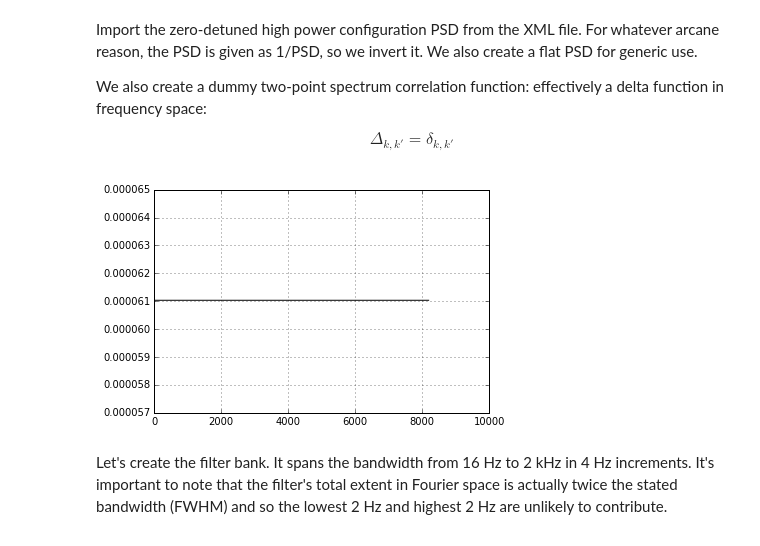
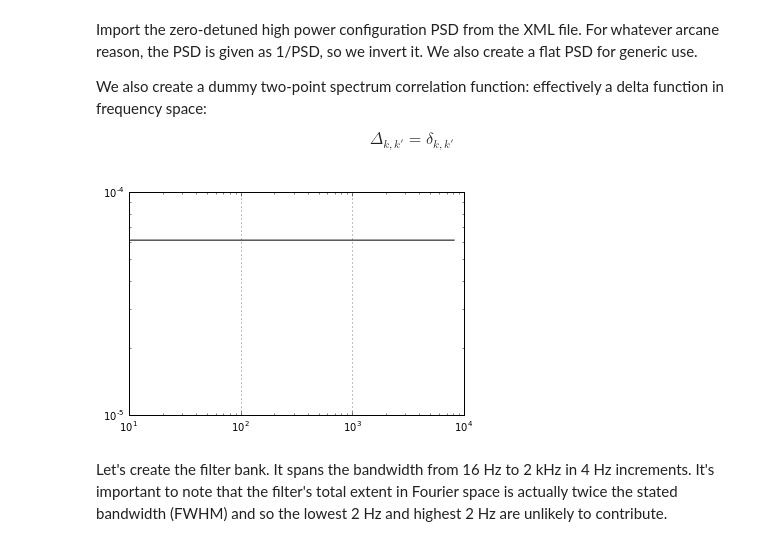
Before and after one commit to GNOME-physics/data_analysis_tutorials, a Jupyter notebook: notebooks/excesspower_demo.ipynb, the cells around one changed output. Cells and saved outputs as stored; diff of their text form; code cells hidden in the pictures.

```diff
--- a/notebooks/excesspower_demo.ipynb
+++ b/notebooks/excesspower_demo.ipynb
@@ -97,32 +111,32 @@ We also create a dummy two-point spectrum correlation function: effectively a de
 \begin{equation}
 \Delta_{k,k'} = \delta_{k,k'}
 \end{equation}
-# %%
-psd = read_psd_xmldoc( utils.load_filename("ZERO_DET_high_P.xml", contenthandler=series.LIGOLWContentHandler) )["H2"]
-
-psd.data = 1.0/psd.data
-# Not technically quite right number of samples
-psd.data = numpy.concatenate((psd.data, [psd.data[-1]]))
-
-# Comment out for full LIGO PSD
-flat_psd = numpy.ones(len(psd.data)) * 2.0/len(psd.data)
-psd.data = flat_psd
-
-lal_psd = lal.CreateREAL8FrequencySeries("psd", lal.LIGOTimeGPS(psd.epoch), psd.f0, psd.deltaF, lal.Unit("strain"), len(psd.data))
-lal_psd.data.data = psd.data
-
-# FIXME: There's a lal function for calculating this correctly
-corr = numpy.zeros(len(psd.data))
-corr[0] = 1.0
-
-freq = numpy.arange(psd.f0, len(psd.data)*psd.deltaF, psd.deltaF)
-pyplot.plot(freq, psd.data, '-k')
-pyplot.xlim([1e1, 1e4])
-#pyplot.ylim([1e-47, 1e-43])
-pyplot.grid()
-#pyplot.loglog();
-# %% [output]
-[figure, removed]
+# %%
+freq = numpy.arange(0, 8192 + 0.25, 0.25)
+
+# Use for flat (white) PSD
+flat_psd = numpy.ones(psd_len) * 2.0/psd_len
+
+# Use for 2018 era LIGO PSD
+zerodet_psd = numpy.asarray(map(SimNoisePSDaLIGOZeroDetHighPower, freq))
+
+lal_psd = lal.CreateREAL8FrequencySeries("psd", lal.LIGOTimeGPS(0.0), 0.0, psd_delta_f, lal.Unit("strain"), psd_len)
+lal_psd.data.data = zerodet_psd
+
+# Comment out for full LIGO PSD
+lal_psd.data.data = flat_psd
+
+# FIXME: There's a lal function for calculating this correctly
+corr = numpy.zeros(psd_len)
+corr[0] = 1.0
+
+pyplot.plot(freq, lal_psd.data.data, '-k')
+pyplot.xlim([1e1, 1e4])
+#pyplot.ylim([1e-47, 1e-43])
+pyplot.grid()
+pyplot.loglog();
+# %% [output]
+[figure, added]
 # %% [markdown]
 Let's create the filter bank. It spans the bandwidth from 16 Hz to 2 kHz in 4 Hz increments. It's important to note that the filter's total extent in Fourier space is actually twice the stated bandwidth (FWHM) and so the lowest 2 Hz and highest 2 Hz are unlikely to contribute.
 # %%
```
Also changed, not shown: parts of 13 cells of this notebook.
